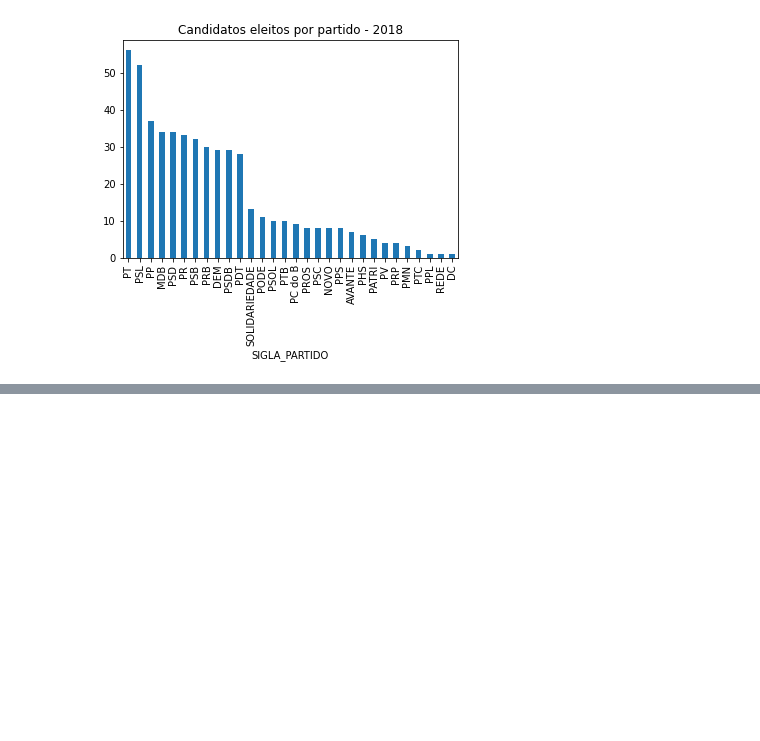
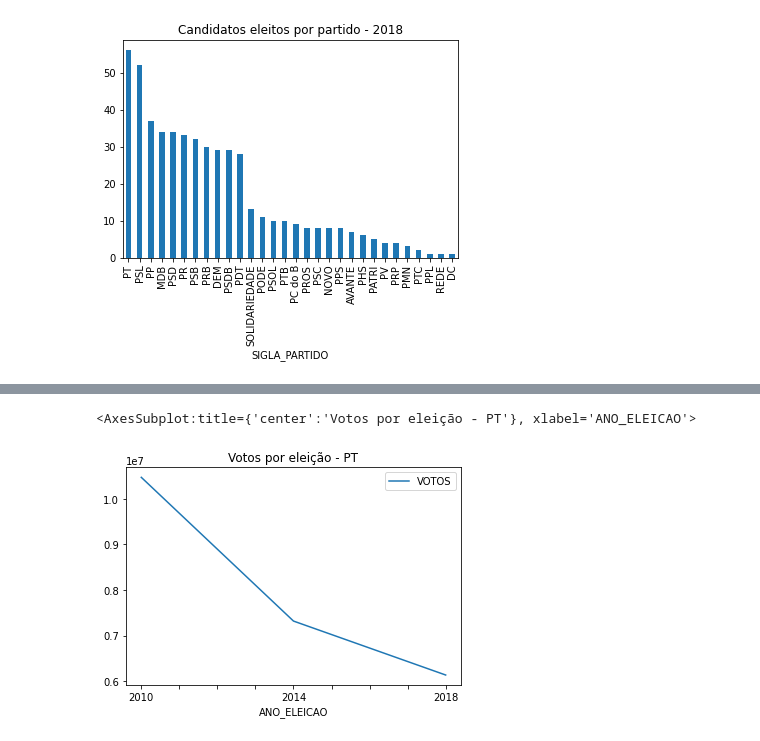
Before and after one commit to JeanLPierro/analise_deput_eleitos_partido, a Jupyter notebook: analise_eleicoes_2014-2016.ipynb, the cells around one changed output, grey strips where cells are left out. Saved outputs shown, nothing was run; the diff lists cells and outputs as text; code cells hidden in the pictures; blank space fills up the shorter version.

```diff
--- a/analise_eleicoes_2014-2016.ipynb
+++ b/analise_eleicoes_2014-2016.ipynb
@@ -143,0 +155,12 @@ array([<AxesSubplot:ylabel='QTDE_VOTOS'>], dtype=object)
+# %%
+votos_pt_2010 = sum_votos_2010.loc['PT', 'QTDE_VOTOS']
+votos_pt_2014 = sum_votos_2014.loc['PT', 'QTDE_VOTOS']
+votos_pt_2018 = sum_votos_2018.loc['PT', 'QTDE_VOTOS']
+tab_pt = pd.DataFrame(
+    {"ANO_ELEICAO" : ['2010', '2014', '2018'],
+     "VOTOS" : [votos_pt_2010, votos_pt_2014, votos_pt_2018]},
+    index = [1, 2, 3])
+tab_pt.plot(x="ANO_ELEICAO", y=["VOTOS"], title="Votos por eleição - PT")
+# %% [output]
+<AxesSubplot:title={'center':'Votos por eleição - PT'}, xlabel='ANO_ELEICAO'>
+[figure, added]
```
Also changed, not shown: parts of 8 cells of this notebook.
